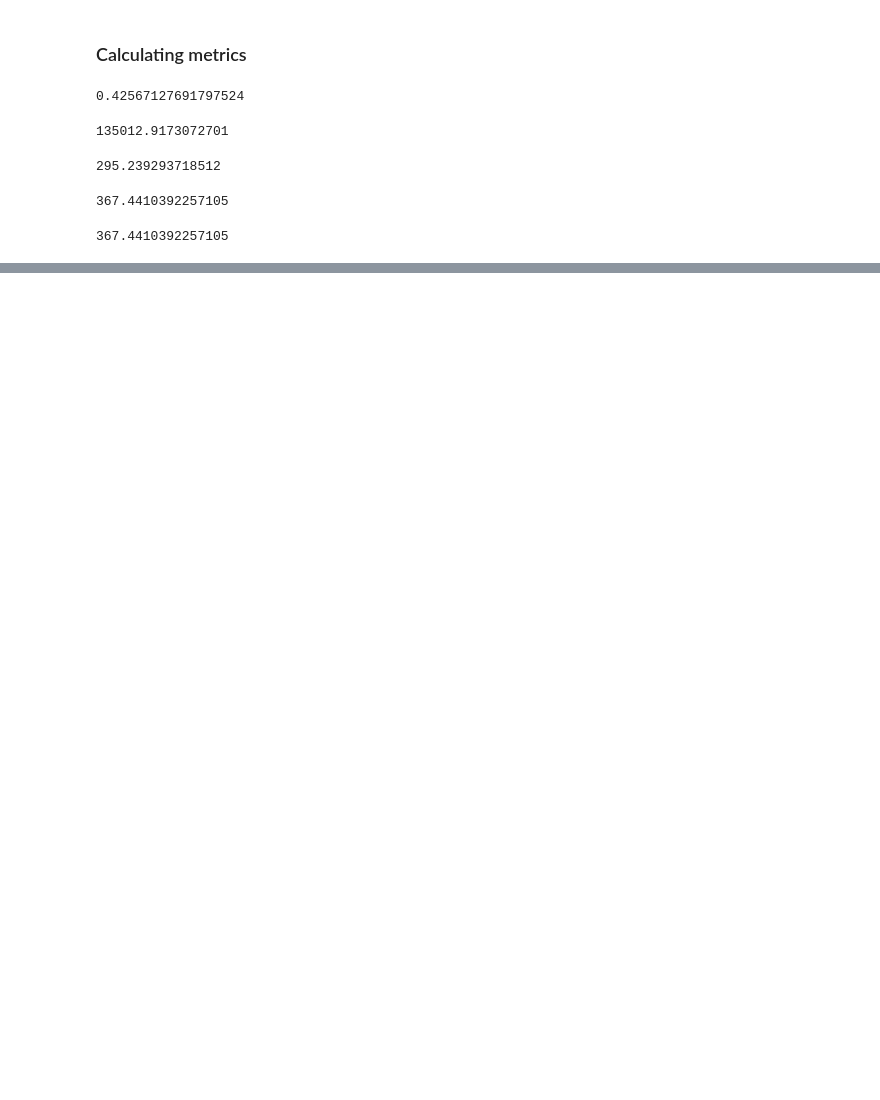
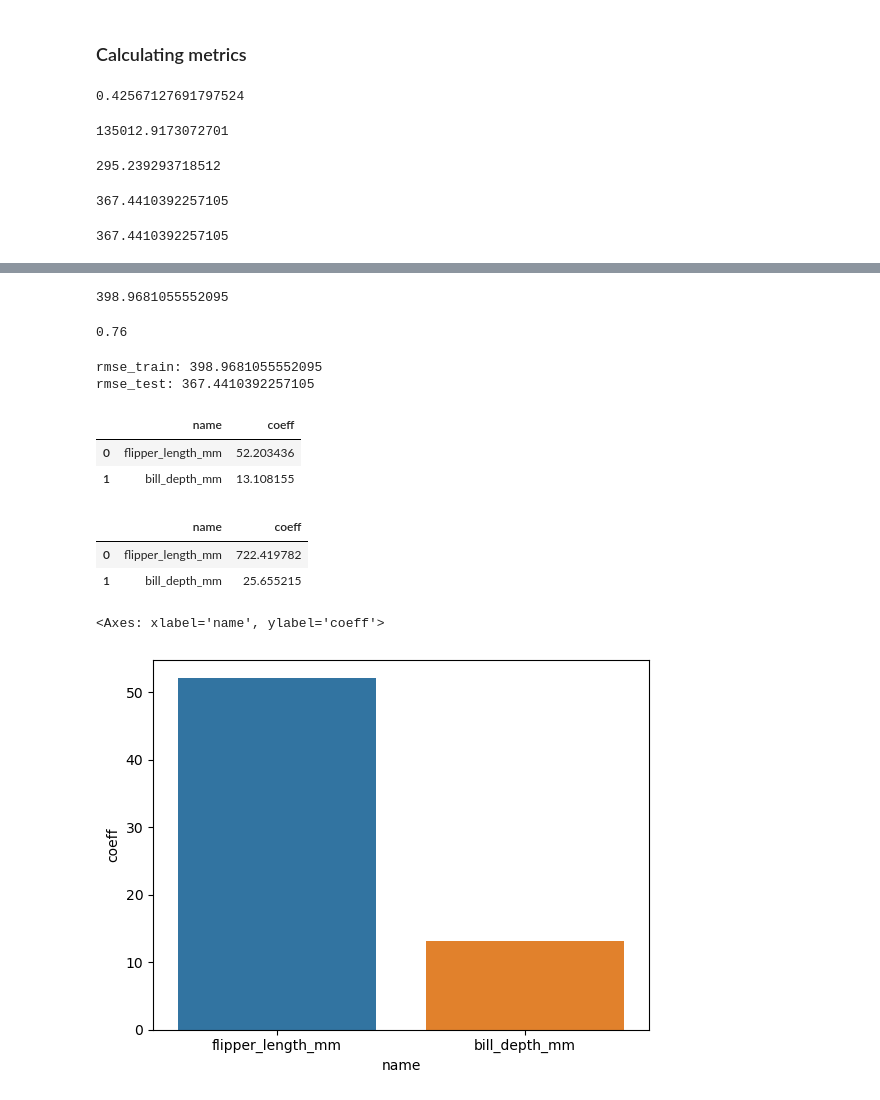
Before and after one commit to goldenrod-asters/labs-week-4, a Jupyter notebook: Linear_Reg_Example.ipynb, the cells around one changed output, grey strips where cells are left out. Drawn from its saved outputs; the diff is of its cells as text; code cells hidden in the pictures; blank space fills up the shorter version.

Commit message:
Wednesday lab completed
Tuesday linear regression lab updated with Wednesday validation tasks
Wednesday model validation lab completed

```diff
--- a/Linear_Reg_Example.ipynb
+++ b/Linear_Reg_Example.ipynb
@@ -67,6 +68,11 @@ y_test
 | 182 | 3200.0 |
 | 96 | 3700.0 |
 84 rows × 1 columns
+# %%
+sscaler = StandardScaler()
+sscaler.fit(X_train)
+X_train_scaled = sscaler.transform(X_train)
+X_test_scaled = sscaler.transform(X_test)
 # %% [markdown]
 ### Model training
 # %%
@@ -208,0 +305,53 @@ rmse # same as above! : )
+# %%
+rmse_train = mse(y_train_score,y_pred_train,squared=False)
+rmse_train
+# %% [output]
+398.9681055552095
+# %%
+r2_train = round(r2_score(y_train_score,y_pred_train),2)
+r2_train
+
+# r2_train 0.76 < r2_test 0.78, our test turned out more accurate than our train data
+# %% [output]
+0.76
+# %%
+print(f'rmse_train: {rmse_train}')
+print(f'rmse_test: {rmse_test}')
+
+# If error_train very high -> Underfitting
+# If error_train <= error_test -> Ok
+# If error_train very small and <<<< error_test -> Overfitting
+# no specific benchmark of r2 difference or error metric difference to determine under- or overfitting
+
+# in this case, rmse_train > rmse_test, so maybe we've underfitted?
+# %% [output]
+rmse_train: 398.9681055552095
+rmse_test: 367.4410392257105
+# %%
+feature_names = list(X_train.columns)
+coefficients = model.coef_
+coefficients = [i for i in coefficients[0]]
+fi_dict = {'name':feature_names,'coeff':coefficients}
+fi_df = pd.DataFrame(fi_dict)
+fi_df
+# %% [output]
+|  | name | coeff |
+| 0 | flipper_length_mm | 52.203436 |
+| 1 | bill_depth_mm | 13.108155 |
+# %%
+coefficients2 = model2.coef_
+coefficients2 = [i for i in coefficients2[0]]
+fi2_dict = fi_dict = {'name':feature_names,'coeff':coefficients2}
+fi2_df = pd.DataFrame(fi2_dict)
+fi2_df
+# %% [output]
+|  | name | coeff |
+| 0 | flipper_length_mm | 722.419782 |
+| 1 | bill_depth_mm | 25.655215 |
+# %%
+sns.barplot(x=fi_df['name'],y=fi_df['coeff'])
+
+# read my coefficients in which y changes at the rate of coefficients
+# %% [output]
+<Axes: xlabel='name', ylabel='coeff'>
+[figure, added]
```
Also changed, not shown: parts of 15 cells of this notebook, 2 other files.
